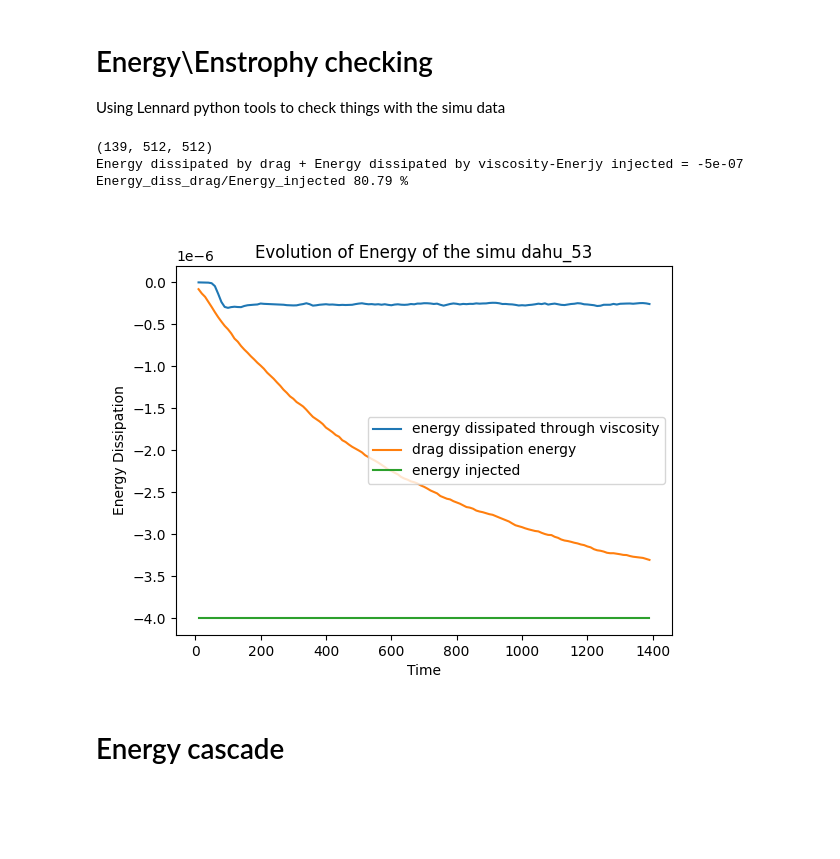
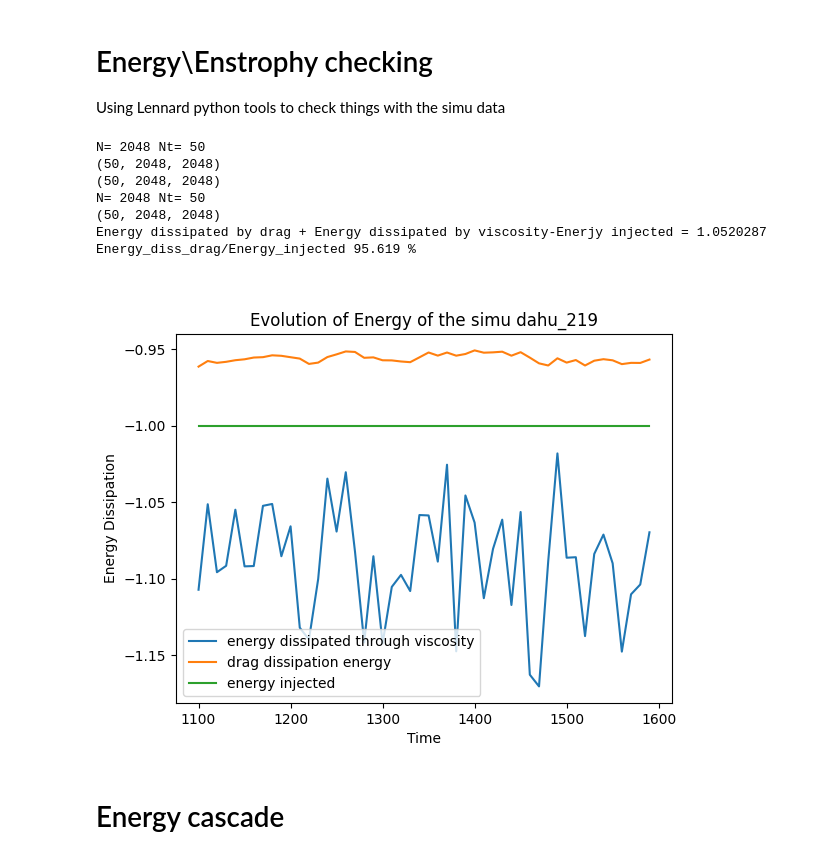
Before and after one commit to LennardMiller/Stage_M2, a Jupyter notebook: Diagnostics_simuV2.ipynb, the cells around one changed output. Drawn from its saved outputs; the diff is of its cells as text; code cells hidden in the pictures; blank space fills up the shorter version.

```diff
--- a/Diagnostics_simuV2.ipynb
+++ b/Diagnostics_simuV2.ipynb
@@ -17,7 +17,7 @@ import scipy as sp
 ## Charging the parameters of the simulation
 # %%
 #Number of simulation
-n=419
+n=219
 
 #choose between 'local' or 'dahu'
 where='dahu'
@@ -286,7 +286,7 @@ from diagnostics_pkg import operators as op
 # %%
-
-psi_data = psi[1:, 0, :, :]
-q_data = q[1:, 0, :, :]
+time_start=-50
+psi_data = psi[time_start:, 0, :, :]
+q_data = q[time_start:, 0, :, :]
 
 dx=x[-1]/x.shape[0]
 dy=y[-1]/y.shape[0]
@@ -312,40 +312,44 @@ r=f0*hEkb/(dh*2)
 energy_inj=np.zeros_like(energy_totale)
 energy_inj[:]=sigma_f**2
 energy_diss=-2*energy_totale*r
 #enstro_diss=-2*nu_hyper*enstro_mean
 
 #Calculating the enerrgy dissipated by hyper-viscosity
 lap_vorticity=op.calc_lap(q_data,dx,bc_fac=bc_fac)
 #palenstro_tot=np.sum(lap_vorticity**2,axis=(1,2))/Lx**2
 palenstro_tot=np.mean(lap_vorticity**2,axis=(1,2))
 enstro_diss=-nu_hyper*palenstro_tot
 
 mean_enstro_diss=np.mean(enstro_diss[-20:])
 mean_energy_diss=np.mean(energy_diss[-20:])
 mean_energy_inj=np.mean(energy_inj[-20:])
 print("Energy dissipated by drag + Energy dissipated by viscosity-Enerjy injected =",round(-mean_energy_diss-mean_enstro_diss-mean_energy_inj,7))
 
 
 ratioE=mean_energy_diss/mean_energy_inj*100
 print("Energy_diss_drag/Energy_injected",-round(ratioE,3),'%')
 
 plt.figure()
 
-plt.plot(t[1:],enstro_diss,label='energy dissipated through viscosity')
-plt.plot(t[1:],energy_diss,label='drag dissipation energy')
-plt.plot(t[1:],-energy_inj,label='energy injected')
+plt.plot(t[time_start:],enstro_diss,label='energy dissipated through viscosity')
+plt.plot(t[time_start:],energy_diss,label='drag dissipation energy')
+plt.plot(t[time_start:],-energy_inj,label='energy injected')
 
 plt.legend()
 plt.xlabel('Time')
 plt.ylabel('Energy Dissipation')
 plt.title('Evolution of Energy of the simu '+str(simu_name))
 #plt.savefig('./figures/Energy_Dissipation_'+str(simu_name)+'.png')
 plt.show()
 # %% [output]
-(139, 512, 512)
-Energy dissipated by drag + Energy dissipated by viscosity-Enerjy injected = -5e-07
-Energy_diss_drag/Energy_injected 80.79 %
+N= 2048 Nt= 50
+(50, 2048, 2048)
+(50, 2048, 2048)
+N= 2048 Nt= 50
+(50, 2048, 2048)
+Energy dissipated by drag + Energy dissipated by viscosity-Enerjy injected = 1.0520287
+Energy_diss_drag/Energy_injected 95.619 %
-[figure, old version]
+[figure, new version]
 # %% [markdown]
 # Energy cascade
 # %%
```
Also changed, not shown: parts of 5 cells of this notebook, 11 other files.
